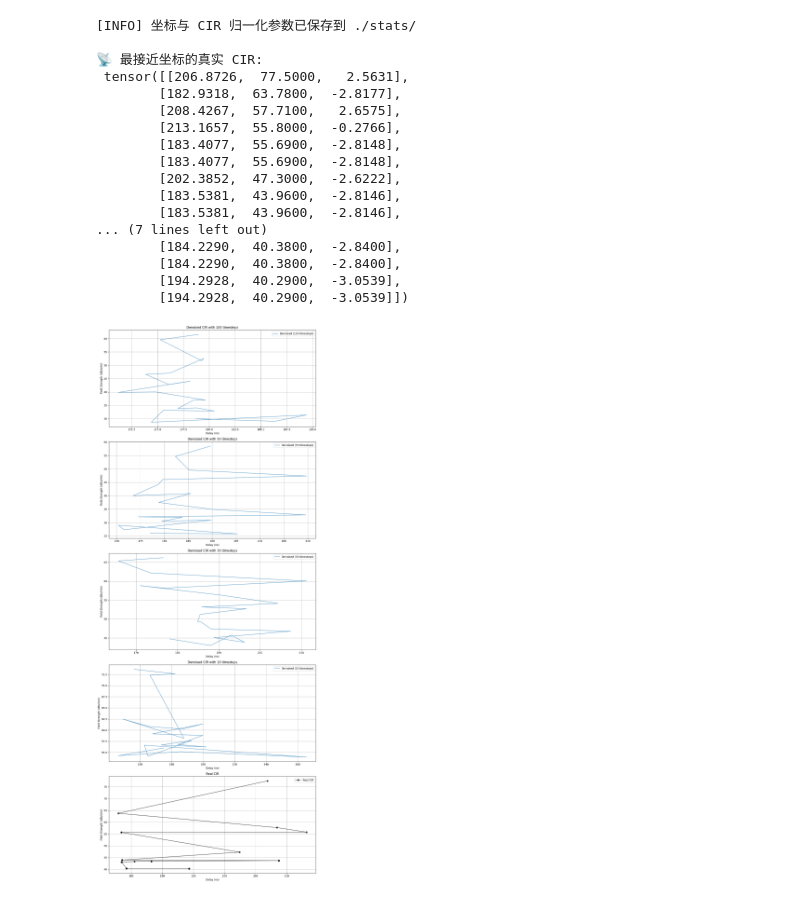
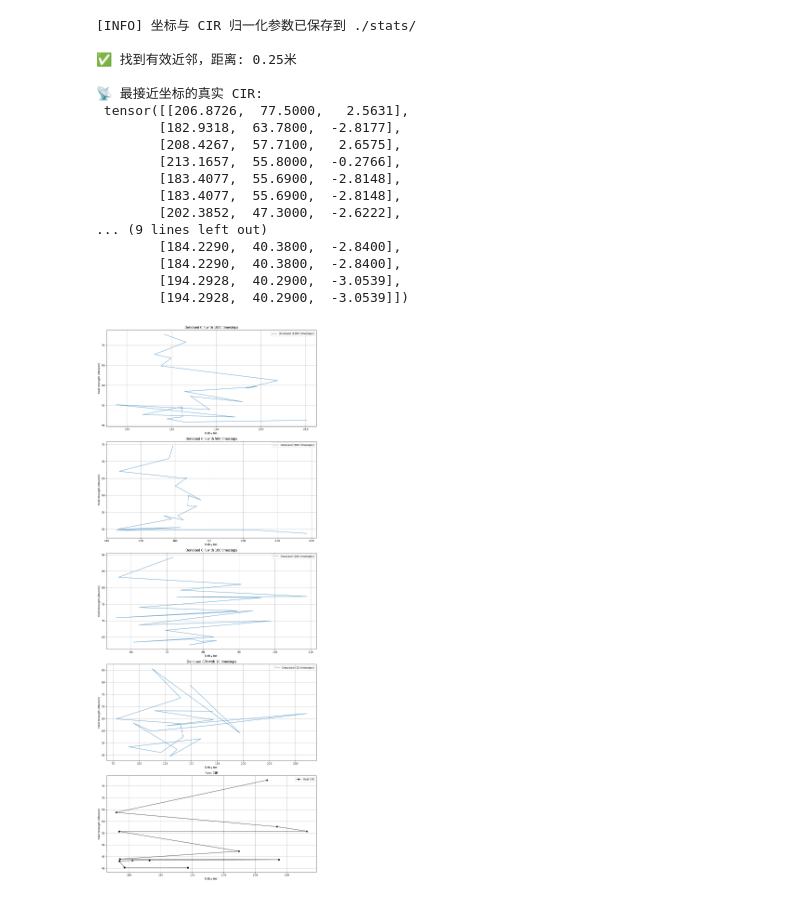
Before and after one commit to xfrx8/diffusion_cir, a Jupyter notebook: inference_main.ipynb, the cells around one changed output. Saved outputs shown, nothing was run; the diff lists cells and outputs as text; code cells hidden in the pictures.

```diff
--- a/inference_main.ipynb
+++ b/inference_main.ipynb
@@ -84,14 +23,14 @@ coord_tensor = torch.tensor(coord_norm, dtype=torch.float32).unsqueeze(0)
 
 # === 加载模型并生成 CIR ===
 inference_engine = ConditionalInference(
-    model_path='/tmp/pycharm_project_228/checkpoints/checkpoints_run_1_2025-03-27_21-38-27/model_epoch_501.pth',  # 替换为你模型路径
+    model_path='/tmp/pycharm_project_228/checkpoints/checkpoints_run_2_2025-03-27_23-05-16/model_epoch_1000.pth',  # 替换为你模型路径
     input_length=20,
     cond_dim=3,
-    timesteps=100
+    timesteps=1000
 )
 
 # 生成不同去噪阶段的 CIR（根据不同的 timesteps）
-timesteps_list = [100,50, 30, 10]
+timesteps_list = [1000,500, 100, 10]
 generated_cir = {}
 
 for timesteps in timesteps_list:
@@ -106,21 +45,38 @@ dataset = CIRDataset("data/cir_data_3.27.h5", normalize=True)
 
 min_dist = float("inf")
 real_cir = None
+closest_idx = -1
+threshold = 1.0  # 设置距离阈值(单位：米)
+
+# 查找最近邻
 for i in range(len(dataset)):
     coord_i, cir_i = dataset[i]
     coord_real_i = coord_i * torch.tensor(coord_std) + torch.tensor(coord_mean)
-    dist = torch.norm(coord_real_i - torch.tensor(real_coord))
+    dist = torch.norm(coord_real_i - torch.tensor(real_coord)).item()
     if dist < min_dist:
         min_dist = dist
         real_cir = cir_i
+        closest_idx = i
+
+# 添加距离检查
+if min_dist > threshold:
+    print(f"\n⚠️ 警告：最近样本距离{min_dist:.2f}米(超过阈值{threshold}米)，结果可能不准确")
+    print(f"最近样本索引: {closest_idx}")
+    print(f"最近样本坐标: {coord_real_i.tolist()}")
+    print(f"目标坐标: {real_coord.tolist()}")
+else:
+    print(f"\n✅ 找到有效近邻，距离: {min_dist:.2f}米")
 
 # 反标准化真实 CIR
-delay_r = real_cir[:, 0] * cir_std[0] + cir_mean[0]
-amp_r = real_cir[:, 1] * cir_std[1] + cir_mean[1]
-phase_r = torch.atan2(real_cir[:, 3], real_cir[:, 2])
-cir_real = torch.stack([delay_r, amp_r, phase_r], dim=1)
-
-print("\n📡 最接近坐标的真实 CIR:\n", cir_real)
+if real_cir is not None:
+    delay_r = real_cir[:, 0] * cir_std[0] + cir_mean[0]
+    amp_r = real_cir[:, 1] * cir_std[1] + cir_mean[1]
+    phase_r = torch.atan2(real_cir[:, 3], real_cir[:, 2])
+    cir_real = torch.stack([delay_r, amp_r, phase_r], dim=1)
+    print("\n📡 最接近坐标的真实 CIR:\n", cir_real)
+else:
+    print("\n❌ 未找到符合条件的CIR样本")
+    cir_real = None
 
 # === 绘制不同去噪阶段的 CIR 对比图 ===
 fig, axs = plt.subplots(len(timesteps_list) + 1, 1, figsize=(12, 6 * (len(timesteps_list) + 1)))
@@ -135,37 +91,37 @@ for idx, timesteps in enumerate(timesteps_list):
     axs[idx].set_ylabel('Field Strength (dBuV/m)')
     axs[idx].legend()
     axs[idx].grid(True)
 
 # 绘制真实 CIR
 axs[-1].plot(cir_real[:, 0].cpu().numpy(), cir_real[:, 1].cpu().numpy(), 'o-', label='Real CIR', color='black', alpha=0.7)
 axs[-1].set_title('Real CIR')
 axs[-1].set_xlabel('Delay (ns)')
 axs[-1].set_ylabel('Field Strength (dBuV/m)')
 axs[-1].legend()
 axs[-1].grid(True)
 
 # 调整布局
 plt.tight_layout()
 plt.show()
 # %% [output]
 [INFO] 坐标与 CIR 归一化参数已保存到 ./stats/
+
+✅ 找到有效近邻，距离: 0.25米
 
 📡 最接近坐标的真实 CIR:
  tensor([[206.8726,  77.5000,   2.5631],
         [182.9318,  63.7800,  -2.8177],
         [208.4267,  57.7100,   2.6575],
         [213.1657,  55.8000,  -0.2766],
         [183.4077,  55.6900,  -2.8148],
         [183.4077,  55.6900,  -2.8148],
         [202.3852,  47.3000,  -2.6222],
-        [183.5381,  43.9600,  -2.8146],
-        [183.5381,  43.9600,  -2.8146],
-... (7 lines left out)
+... (9 lines left out)
         [184.2290,  40.3800,  -2.8400],
         [184.2290,  40.3800,  -2.8400],
         [194.2928,  40.2900,  -3.0539],
         [194.2928,  40.2900,  -3.0539]])
-[figure, old version]
+[figure, new version]
 # %%
 # === 计算并绘制误差 ===
 plt.figure(figsize=(12, 6))
```
Also changed, not shown: parts of 3 cells of this notebook.
